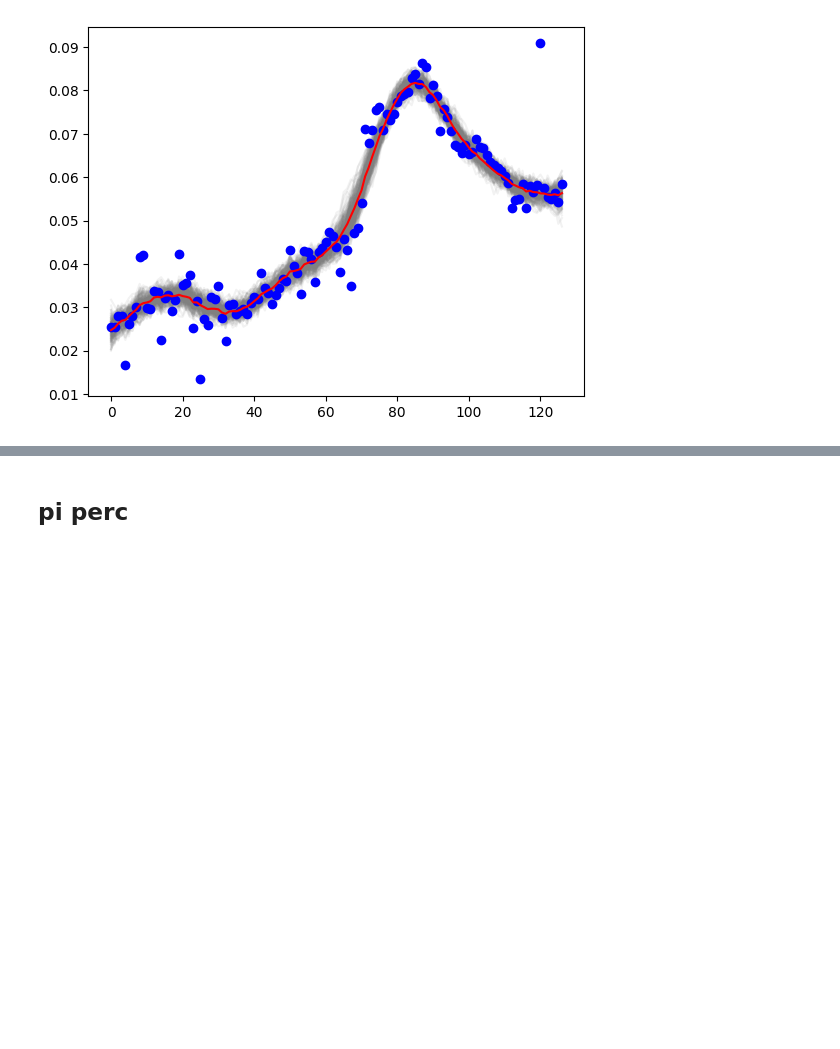
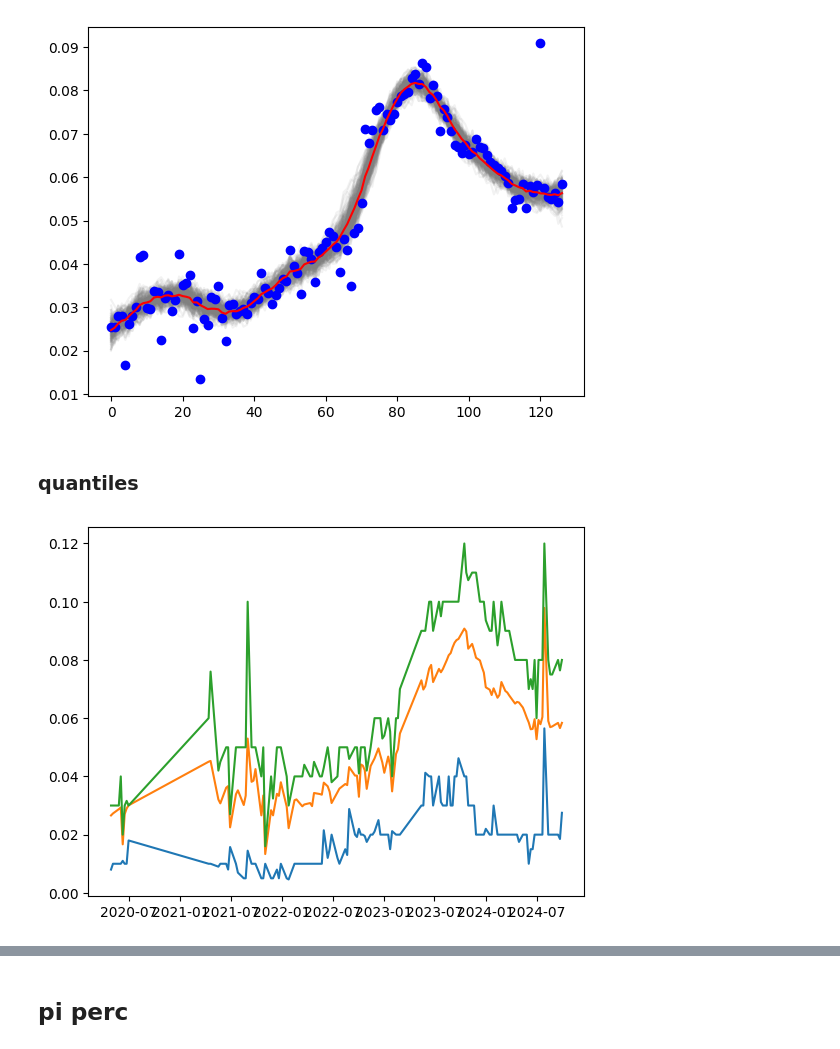
Before and after one commit to lukasgrahl/memoire2, a Jupyter notebook: notebooks/01-prep_hpp.ipynb, the cells around one changed output, grey strips where cells are left out. Drawn from its saved outputs; the diff is of its cells as text; code cells hidden in the pictures; blank space fills up the shorter version.

```diff
--- a/notebooks/01-prep_hpp.ipynb
+++ b/notebooks/01-prep_hpp.ipynb
@@ -150,3 +157,16 @@ exp = pd.DataFrame(
         index=ser.index,
         columns=['pi_exp_WY']
     )
+# %% [markdown]
+### quantiles
+# %%
+ser_05 = pd_groupby(hhp.set_index('date_forecast'), ['pi_exp'], 'W', 'q_05').rename('q_02.5')
+ser = pd_groupby(hhp.set_index('date_forecast'), ['pi_exp'], 'W', 'mean')
+ser_95 = pd_groupby(hhp.set_index('date_forecast'), ['pi_exp'], 'W', 'q_80').rename('q_97.5')
+
+plt.plot(pd.DataFrame(ser_05).join(ser).join(ser_95))
+
+y_05 = ser_05.values.ravel()
+y_95 = ser_95.values.ravel()
+# %% [output]
+[figure, added]
```
Also changed, not shown: parts of 27 cells of this notebook, 12 other files.
